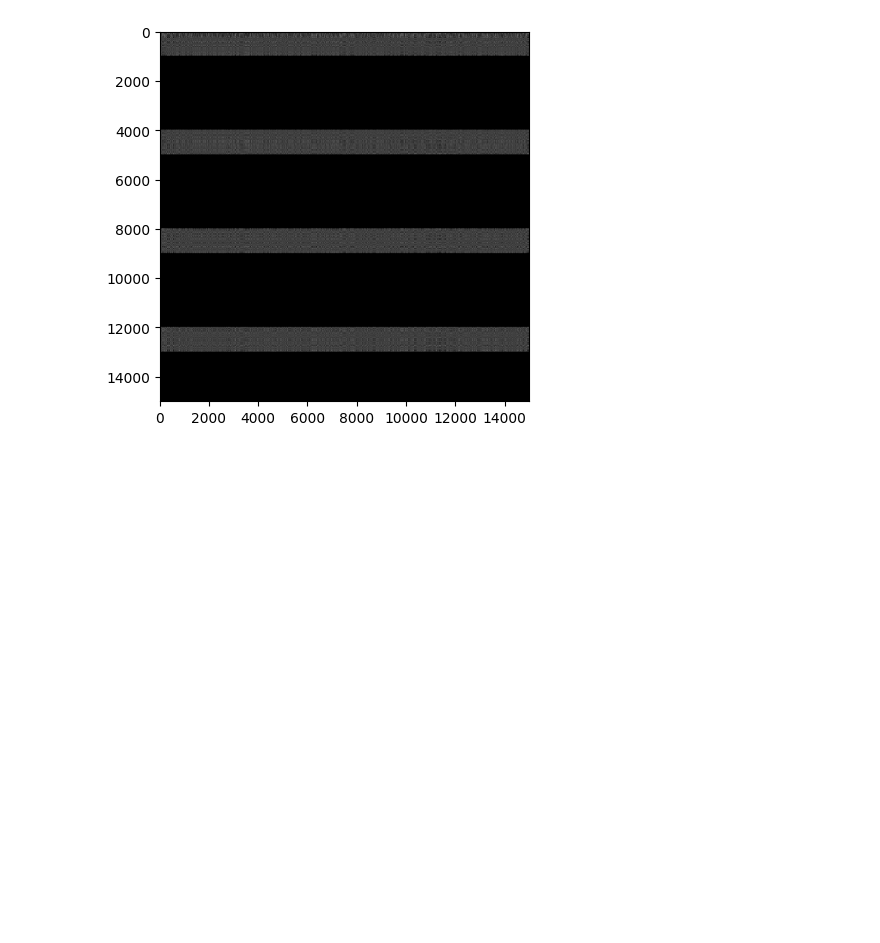
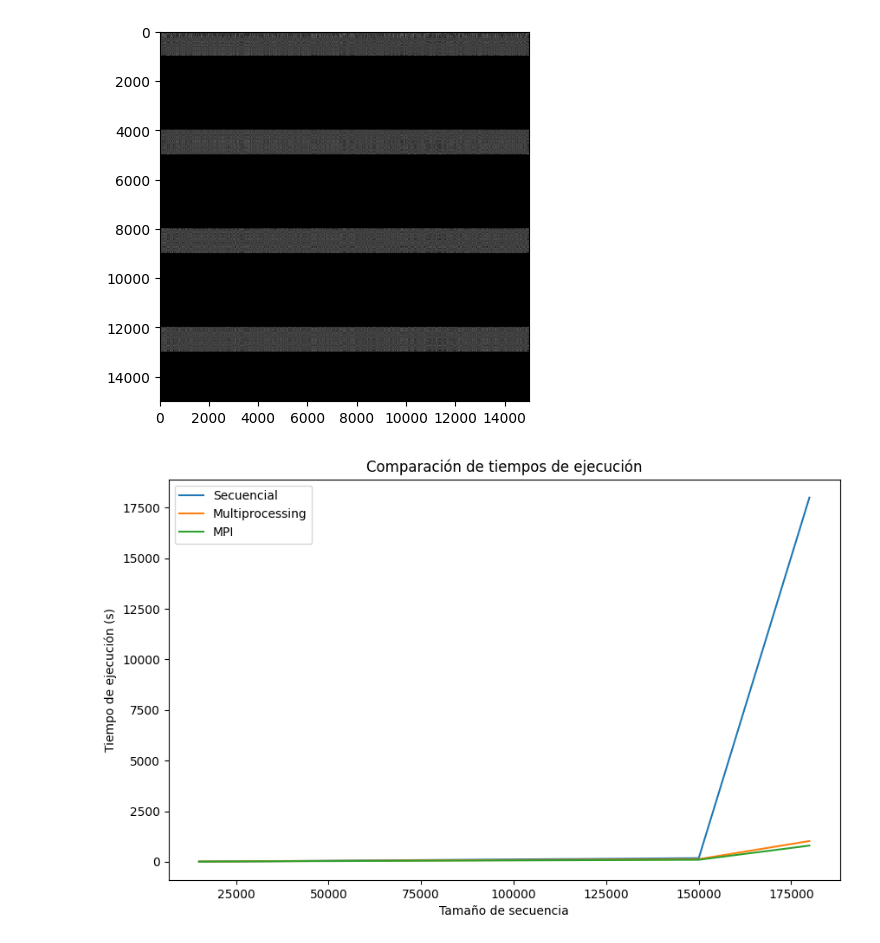
Before and after one commit to JuanJoseGonGi/proyecto-concurrente, a Jupyter notebook: dotplot_lossless_fast.ipynb, the cells around one changed output. Cells and saved outputs as stored; diff of their text form; code cells hidden in the pictures; blank space fills up the shorter version.

```diff
--- a/dotplot_lossless_fast.ipynb
+++ b/dotplot_lossless_fast.ipynb
@@ -245,3 +258,25 @@ plt.imshow(dotplot, cmap="gray")
 plt.show()
 # %% [output]
 [figure]
+# %%
+import matplotlib.pyplot as plt
+
+sequential_times = [7, 180, 18000]
+multiprocessing_times = [14, 130, 1025]
+mpi_times = [12, 100, 800]
+test_sizes = [15000, 150000, 179900]
+
+plt.figure(figsize=(10, 6))
+
+plt.plot(test_sizes, sequential_times, label="Secuencial")
+plt.plot(test_sizes, multiprocessing_times, label="Multiprocessing")
+plt.plot(test_sizes, mpi_times, label="MPI")
+
+plt.xlabel("Tamaño de secuencia")
+plt.ylabel("Tiempo de ejecución (s)")
+plt.title("Comparación de tiempos de ejecución")
+plt.legend()
+
+plt.show()
+# %% [output]
+[figure, added]
```
Also changed, not shown: parts of 1 cell of this notebook, 2 other files.
